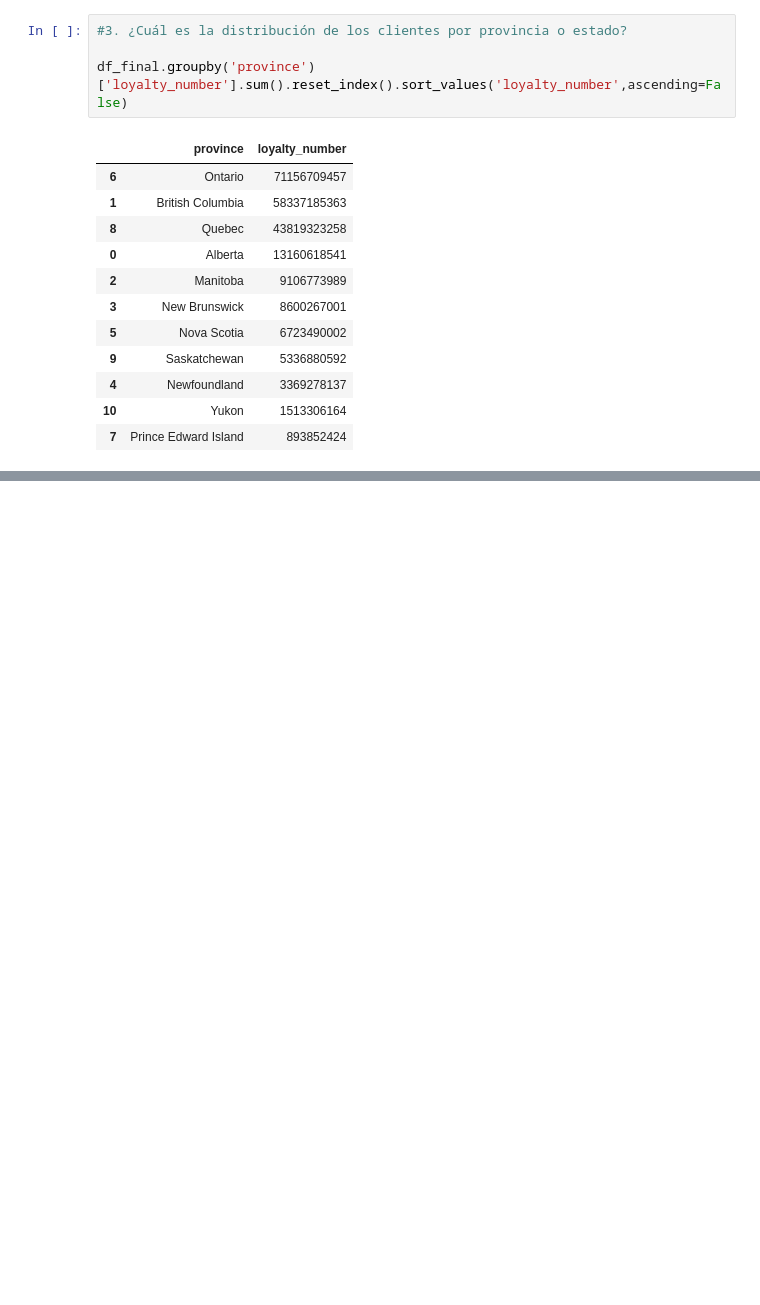
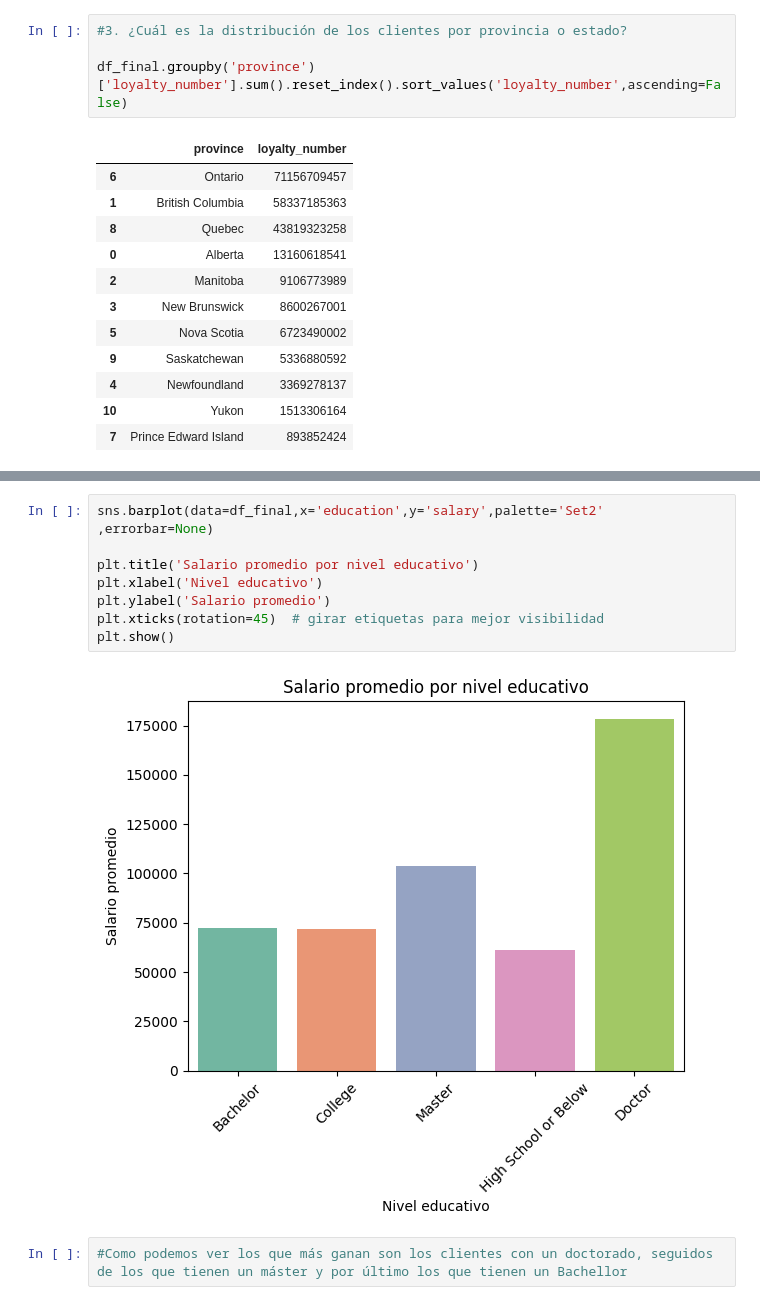
Before and after one commit to Adalab/bda-modulo-3-evaluacion-final-jesgonza2026, a Jupyter notebook: fase_3_evaluacion_final_jesica.ipynb, the cells around one changed output, grey strips where cells are left out. Drawn from its saved outputs; the diff is of its cells as text; blank space fills up the shorter version.

```diff
--- a/fase_3_evaluacion_final_jesica.ipynb
+++ b/fase_3_evaluacion_final_jesica.ipynb
@@ -122,0 +122,12 @@ plt.xticks(rotation=45); # para que las etiquetas del eje x y que se vean mejor
+# %%
+sns.barplot(data=df_final,x='education',y='salary',palette='Set2' ,errorbar=None)
+
+plt.title('Salario promedio por nivel educativo')
+plt.xlabel('Nivel educativo')
+plt.ylabel('Salario promedio')
+plt.xticks(rotation=45)  # girar etiquetas para mejor visibilidad
+plt.show()
+# %% [output]
+[figure, added]
+# %%
+#Como podemos ver los que más ganan son los clientes con un doctorado, seguidos de los que tienen un máster y por último los que tienen un Bachellor
```
Also changed, not shown: parts of 7 cells of this notebook, 1 other file.
